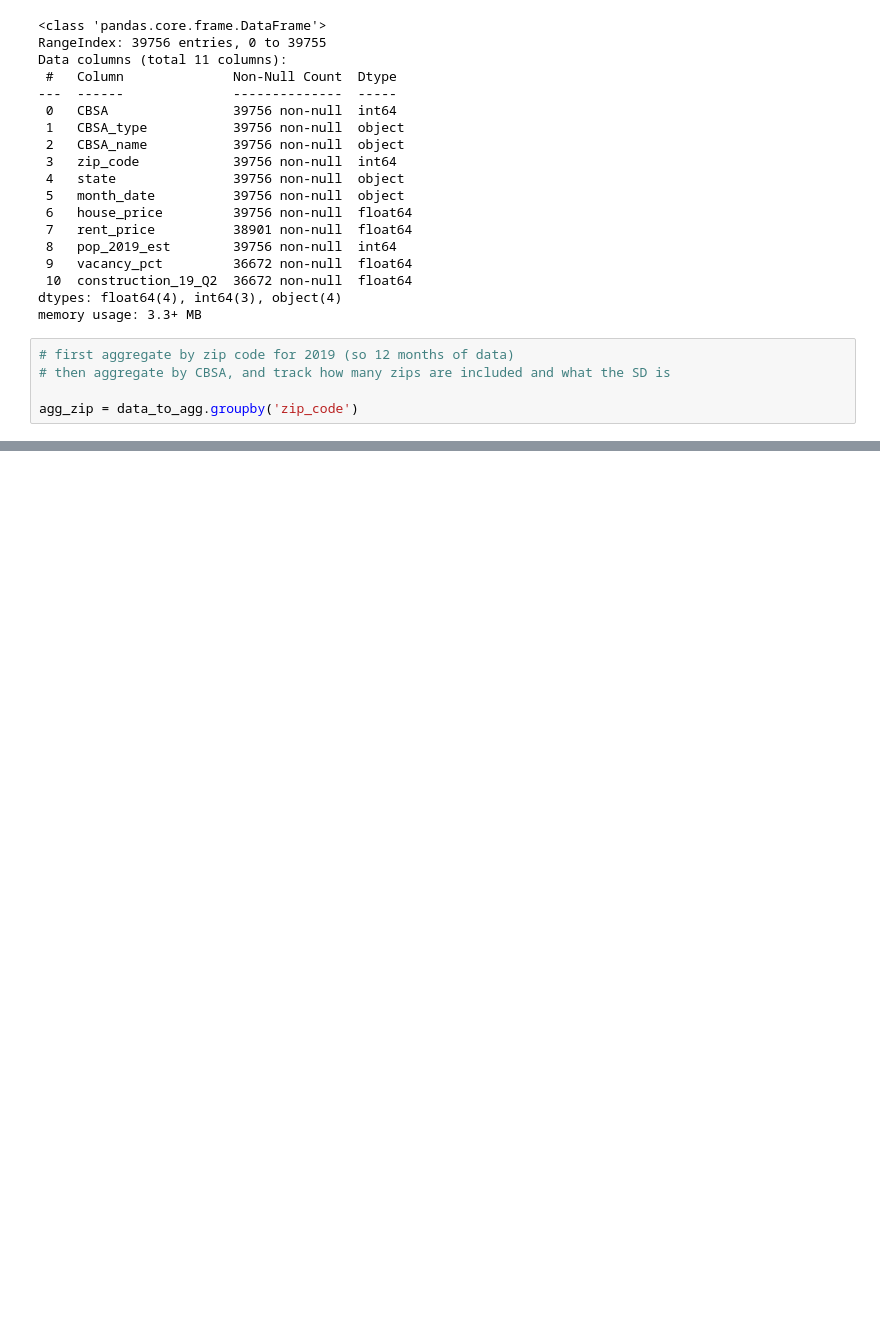
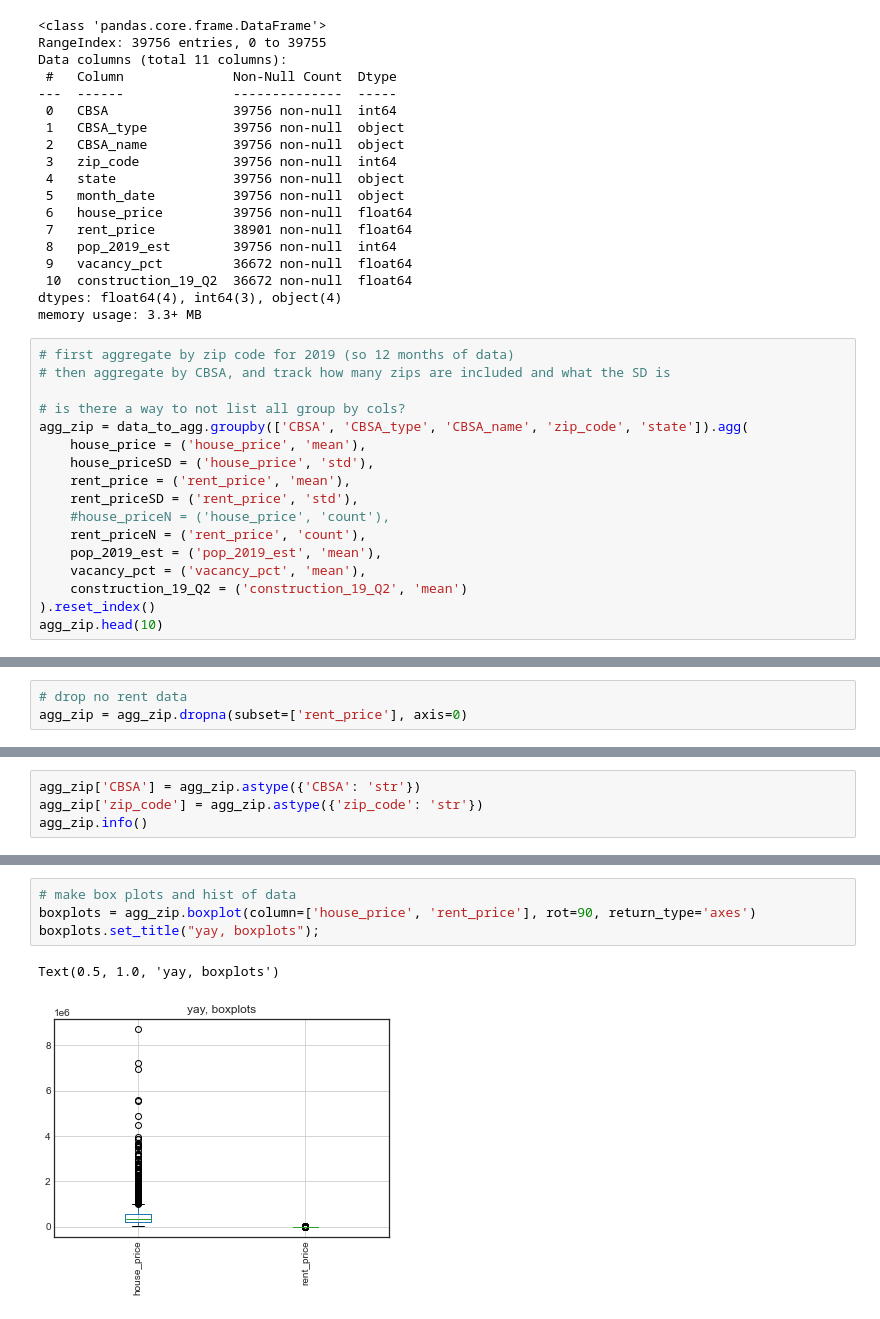
Before and after one commit to paultanger/realty-markets-analyzer, a Jupyter notebook: notebooks/aggregation.ipynb, the cells around one changed output, grey strips where cells are left out. Saved outputs shown, nothing was run; the diff lists cells and outputs as text; blank space fills up the shorter version.

```diff
--- a/notebooks/aggregation.ipynb
+++ b/notebooks/aggregation.ipynb
@@ -123,4 +125,16 @@ memory usage: 3.3+ MB
 # first aggregate by zip code for 2019 (so 12 months of data)
 # then aggregate by CBSA, and track how many zips are included and what the SD is
 
-agg_zip = data_to_agg.groupby('zip_code')
+# is there a way to not list all group by cols?
+agg_zip = data_to_agg.groupby(['CBSA', 'CBSA_type', 'CBSA_name', 'zip_code', 'state']).agg(
+    house_price = ('house_price', 'mean'),
+    house_priceSD = ('house_price', 'std'),
+    rent_price = ('rent_price', 'mean'),
+    rent_priceSD = ('rent_price', 'std'),
+    #house_priceN = ('house_price', 'count'),
+    rent_priceN = ('rent_price', 'count'),
+    pop_2019_est = ('pop_2019_est', 'mean'),
+    vacancy_pct = ('vacancy_pct', 'mean'),
+    construction_19_Q2 = ('construction_19_Q2', 'mean')
+).reset_index()
+agg_zip.head(10)
@@ -126,0 +178,3 @@ agg_zip = data_to_agg.groupby('zip_code')
+# %%
+# drop no rent data
+agg_zip = agg_zip.dropna(subset=['rent_price'], axis=0)
@@ -126,0 +213,4 @@ agg_zip = data_to_agg.groupby('zip_code')
+# %%
+agg_zip['CBSA'] = agg_zip.astype({'CBSA': 'str'})
+agg_zip['zip_code'] = agg_zip.astype({'zip_code': 'str'})
+agg_zip.info()
@@ -126,0 +238,7 @@ agg_zip = data_to_agg.groupby('zip_code')
+# %%
+# make box plots and hist of data
+boxplots = agg_zip.boxplot(column=['house_price', 'rent_price'], rot=90, return_type='axes')
+boxplots.set_title("yay, boxplots");
+# %% [output]
+Text(0.5, 1.0, 'yay, boxplots')
+[figure, added]
```
Also changed, not shown: parts of 30 cells of this notebook, 1 other file.
